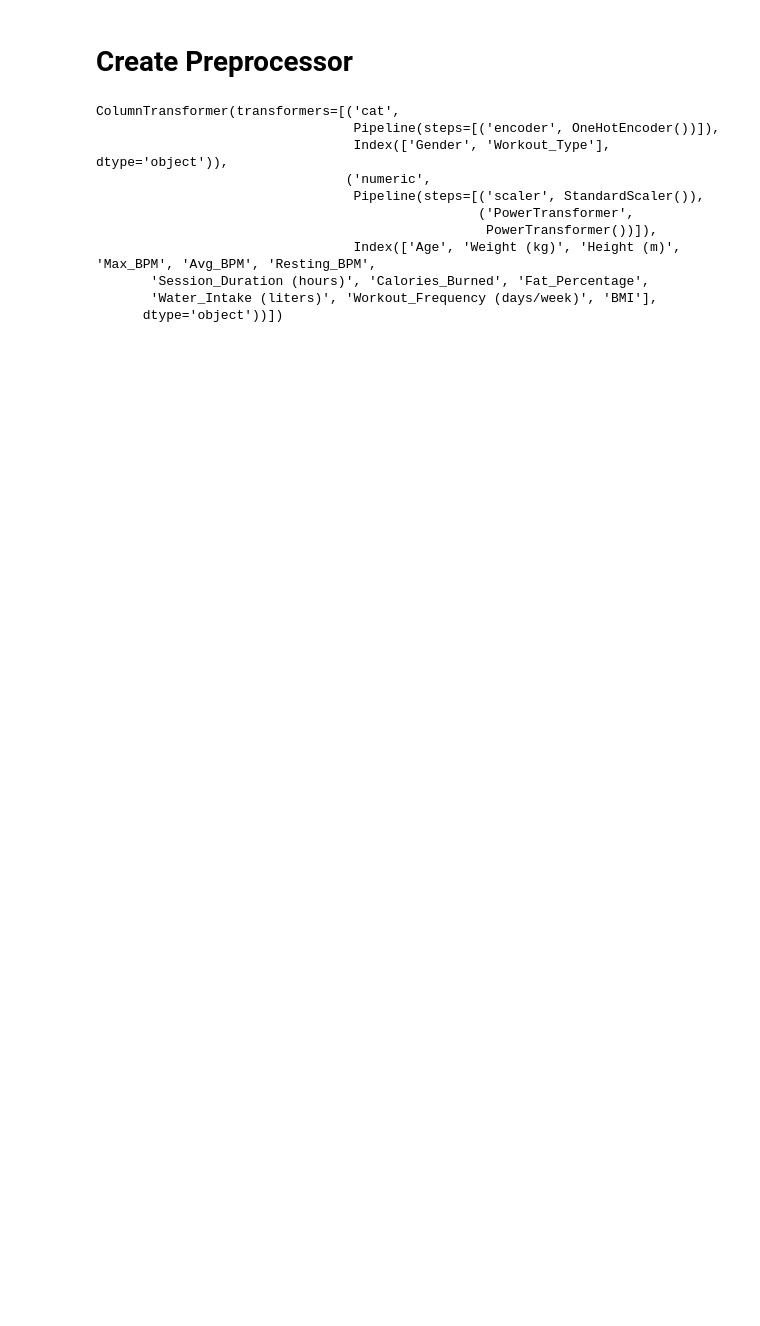
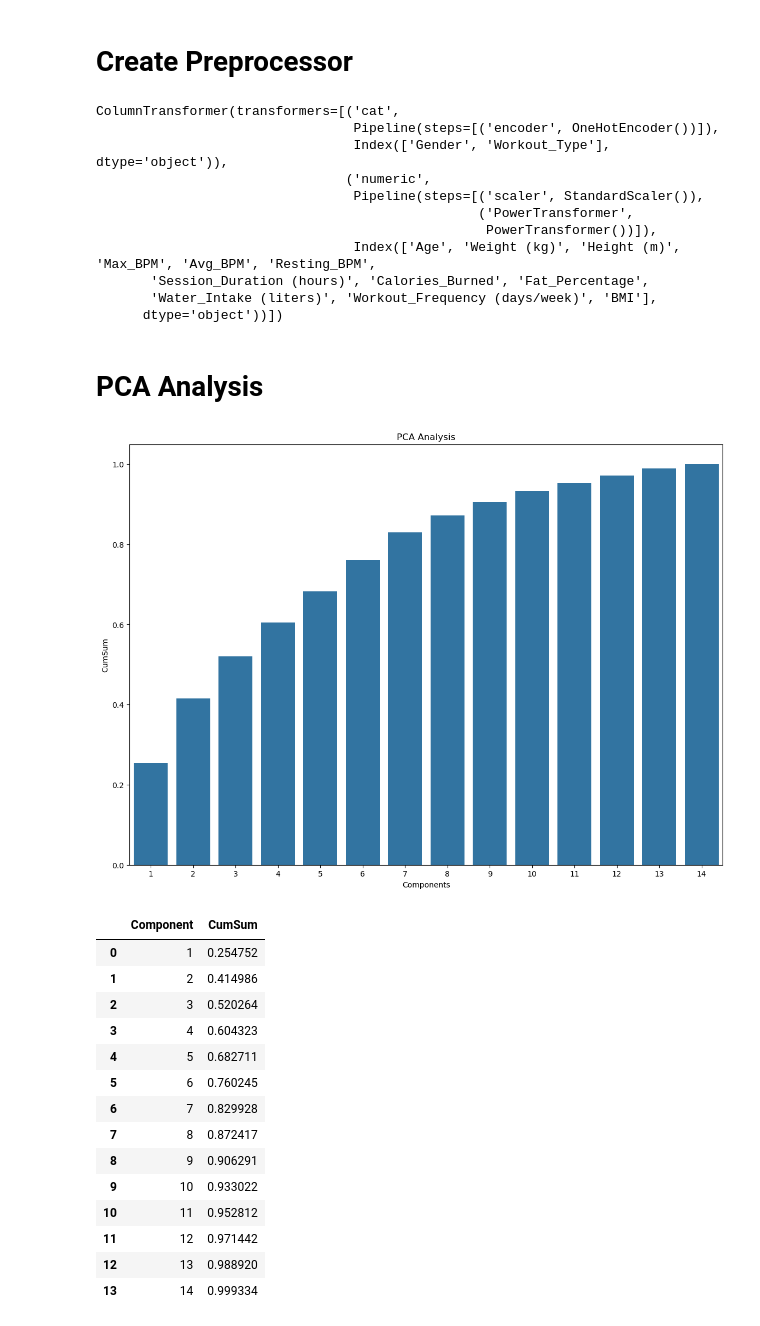
Before and after one commit to MaukanMir/Gym-Members-Exercise, a Jupyter notebook: training.ipynb, the cells around one changed output. Saved outputs shown, nothing was run; the diff lists cells and outputs as text; code cells hidden in the pictures; blank space fills up the shorter version.

```diff
--- a/training.ipynb
+++ b/training.ipynb
@@ -455,3 +457,6 @@ numerical_types.drop("Experience_Level", axis=1 , inplace=True)
+# %%
+X = df.drop("Experience_Level", axis=1)
+y = df["Experience_Level"]
 # %% [markdown]
 # Create Preprocessor
 # %%
@@ -469,3 +474,24 @@ ColumnTransformer(transformers=[('cat',
        'Session_Duration (hours)', 'Calories_Burned', 'Fat_Percentage',
        'Water_Intake (liters)', 'Workout_Frequency (days/week)', 'BMI'],
       dtype='object'))])
+# %% [markdown]
+# PCA Analysis
+# %%
+pca_analysis(X, preprocessor)
+# %% [output]
+[figure, added]
+|  | Component | CumSum |
+| 0 | 1 | 0.254752 |
+| 1 | 2 | 0.414986 |
+| 2 | 3 | 0.520264 |
+| 3 | 4 | 0.604323 |
+| 4 | 5 | 0.682711 |
+| 5 | 6 | 0.760245 |
+| 6 | 7 | 0.829928 |
+| 7 | 8 | 0.872417 |
+| 8 | 9 | 0.906291 |
+| 9 | 10 | 0.933022 |
+| 10 | 11 | 0.952812 |
+| 11 | 12 | 0.971442 |
+| 12 | 13 | 0.988920 |
+| 13 | 14 | 0.999334 |
```
Also changed, not shown: parts of 3 cells of this notebook.
